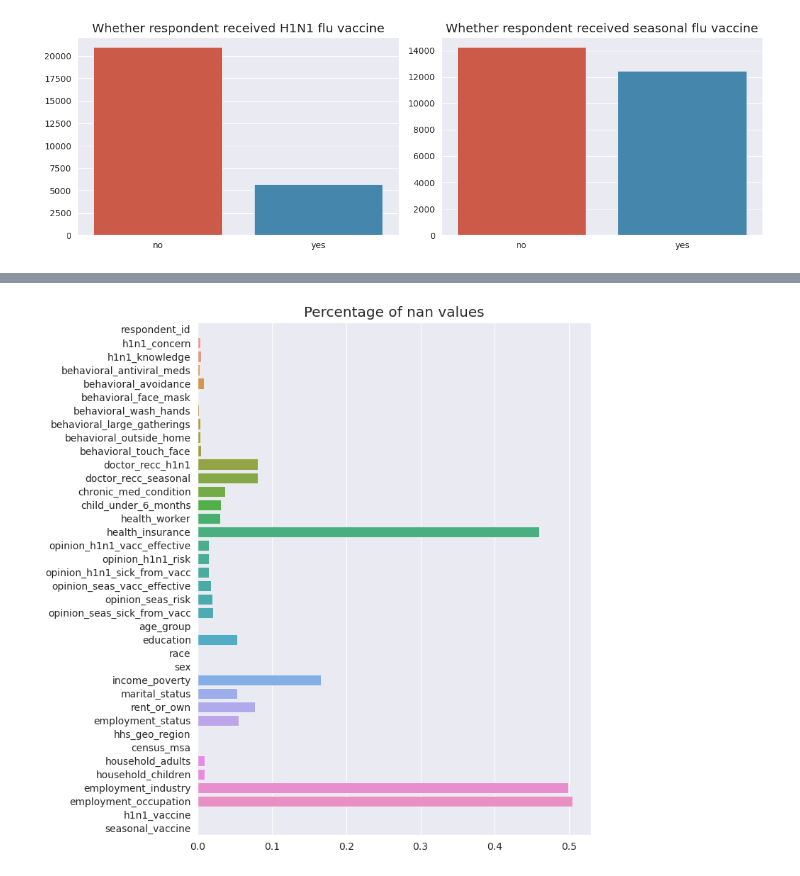
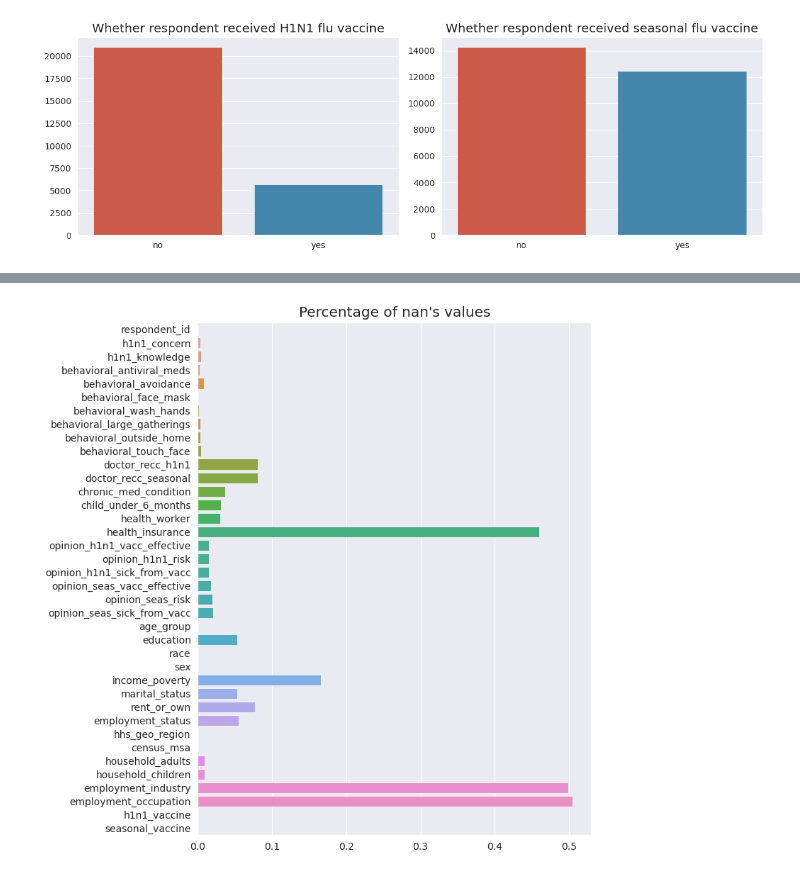
Before and after one commit to Rolf110/Flu-Shot-Learning---Competition, a Jupyter notebook: FirstTest.ipynb, the cells around one changed output, grey strips where cells are left out. Cells and saved outputs as stored; diff of their text form; code cells hidden in the pictures.

```diff
--- a/FirstTest.ipynb
+++ b/FirstTest.ipynb
@@ -47,8 +61,8 @@ plt.show()
 # %%
 _, ax = plt.subplots(1, figsize=(8, 8))
 sns.barplot(y=df.columns, x=df.isna().sum() / df.shape[0], orient='h', ax=ax)
-ax.set_title('Percentage of nan values')
+ax.set_title('Percentage of nan\'s values')
 plt.tight_layout()
 plt.show()
 # %% [output]
-[figure, old version]
+[figure, new version]
```
Also changed, not shown: parts of 23 cells of this notebook.
